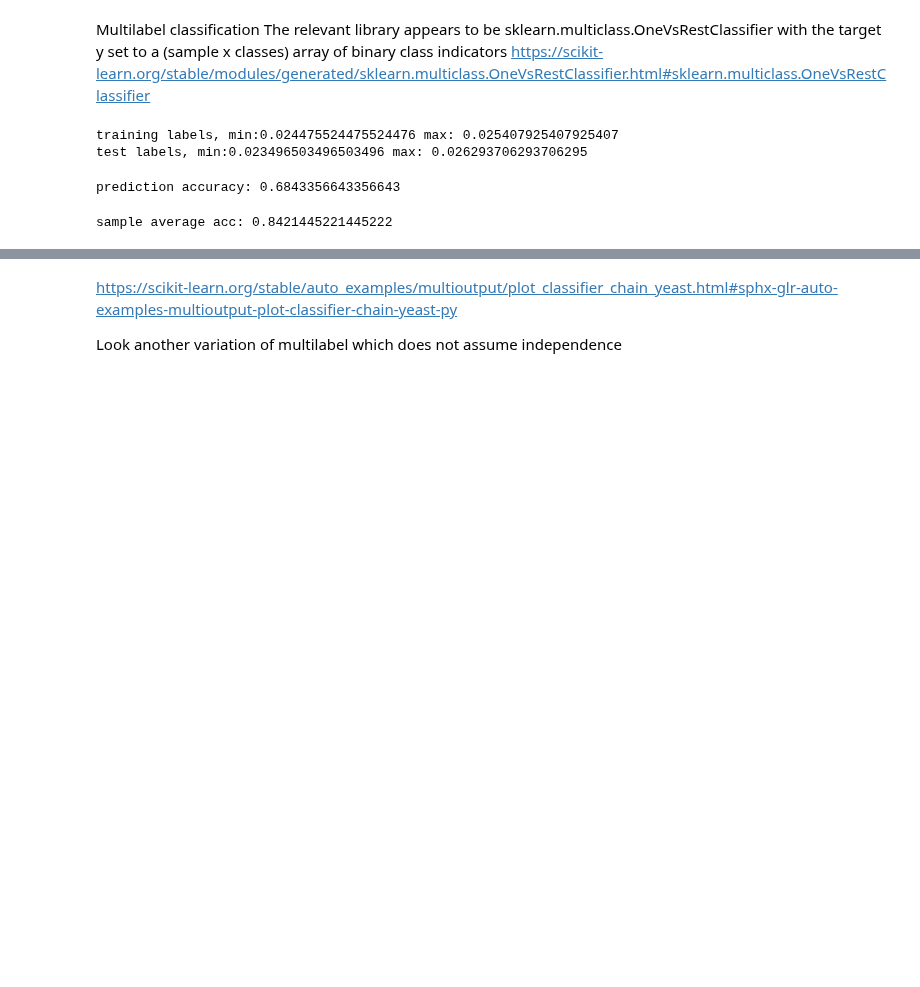
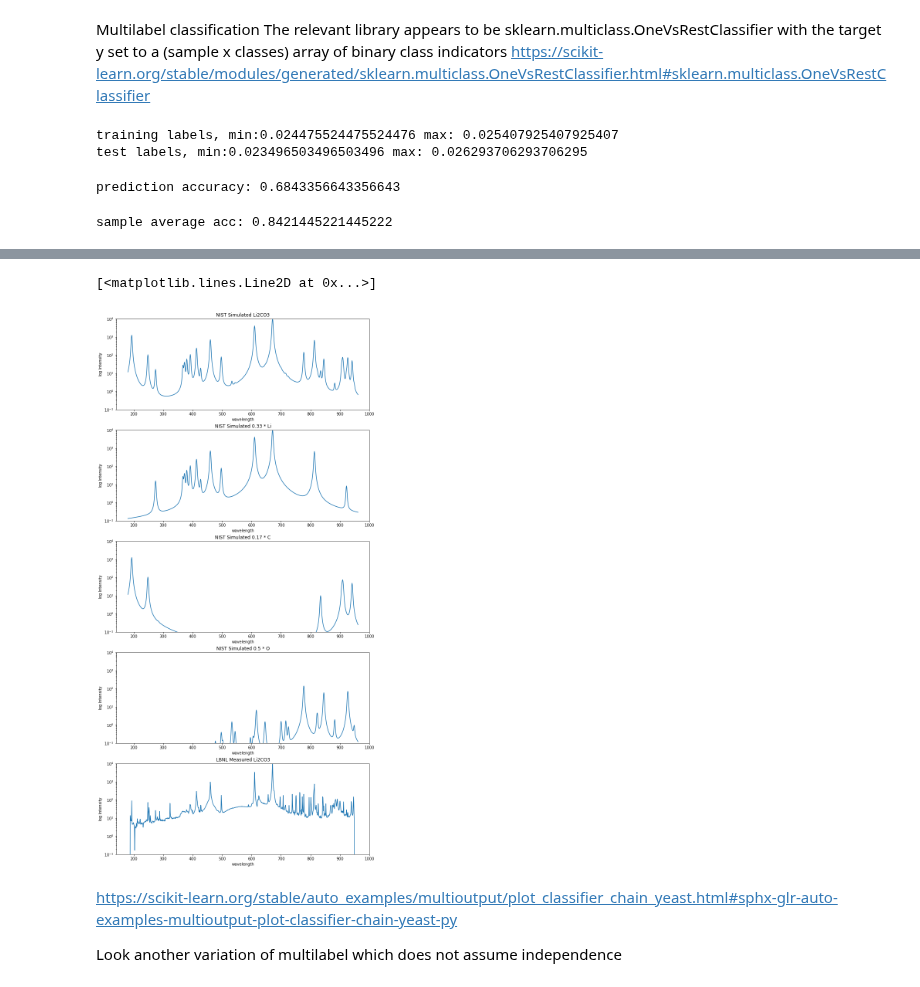
Before and after one commit to MWhitta/phaseMAP, a Jupyter notebook: LIBS_Multilabel.ipynb, the cells around one changed output, grey strips where cells are left out. Drawn from its saved outputs; the diff is of its cells as text; code cells hidden in the pictures; blank space fills up the shorter version.

```diff
--- a/LIBS_Multilabel.ipynb
+++ b/LIBS_Multilabel.ipynb
@@ -118,3 +186,24 @@ np.max(x_data[el_index['I']])
+# %%
+#Note spec_maker also returns the element spectra from the weighted lines given to make_spectra
+#examine composites and pieces on the log scale seen by model y-axes consistently scaled
+fig, ax = plt.subplots(5,1, figsize=(10,20), constrained_layout=True)
+[ax[i].set_xlabel('wavelength') for i in range(5)] # Add an x-label to the axes.
+[ax[i].set_ylabel('log Intensity') for i in range(5)] # Add a y-label to the axes.
+[ax[i].set_ylim(0.1,1e4) for i in range(5)] # consistent range on y-axis.
+[ax[i].set_yscale('log') for i in range(5)] # log scaling of axis
+ax[0].set_title('NIST Simulated Li2CO3')  # Add a title to the axes.
+ax[1].set_title('NIST Simulated 0.33 * Li')
+ax[2].set_title('NIST Simulated 0.17 * C')
+ax[3].set_title('NIST Simulated 0.5 * O')
+ax[4].set_title('LBNL Measured Li2CO3')
+ax[0].plot(wave, nist_mult * spec_dict['comp']+ eps)
+ax[1].plot(wave, nist_mult * spec_dict['Li'] + eps)
+ax[2].plot(wave, nist_mult * spec_dict['C'] + eps)
+ax[3].plot(wave, nist_mult * spec_dict['O'] + eps)
+ax[4].plot(wave, x_spec + eps)
+# %% [output]
+[<matplotlib.lines.Line2D at 0x...>]
+[figure, added]
 # %% [markdown]
 
 https://scikit-learn.org/stable/auto_examples/multioutput/plot_classifier_chain_yeast.html#sphx-glr-auto-examples-multioutput-plot-classifier-chain-yeast-py
```
Also changed, not shown: parts of 9 cells of this notebook, 1 other file.
